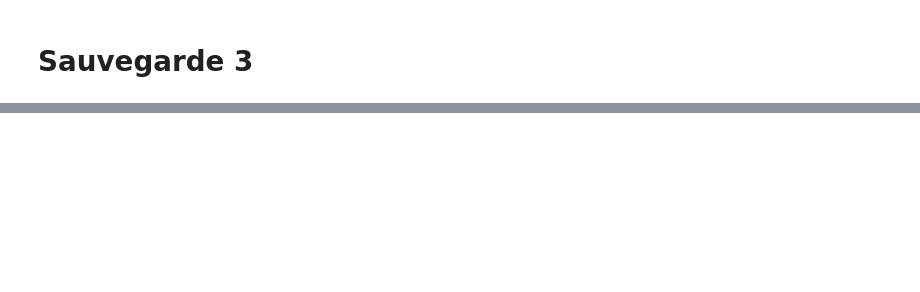
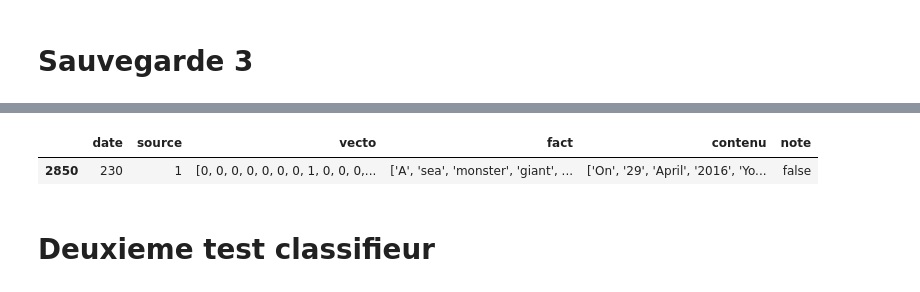
Before and after one commit to MassiBelaid/projetScienceDonnees, a Jupyter notebook: projet.ipynb, the cells around one changed output, grey strips where cells are left out. Cells and saved outputs as stored; diff of their text form; code cells hidden in the pictures; blank space fills up the shorter version.

```diff
--- a/projet.ipynb
+++ b/projet.ipynb
@@ -620,0 +644,7 @@ df7.sample(1)
+# %%
+df7 = df7[["date","source","vecto","fact_LEM","contenu","note"]]
+df7.rename(columns={"fact_LEM": "fact"}, inplace=True)
+df7.sample(1)
+# %% [output]
+|  | date | source | vecto | fact | contenu | note |
+| 2850 | 230 | 1 | [0, 0, 0, 0, 0, 0, 0, 1, 0, 0, 0,... | ['A', 'sea', 'monster', 'giant', ... | ['On', '29', 'April', '2016', 'Yo... | false |
@@ -620,0 +653,2 @@ df7.sample(1)
+# %% [markdown]
+# Deuxieme test classifieur
```
Also changed, not shown: parts of 58 cells of this notebook.
